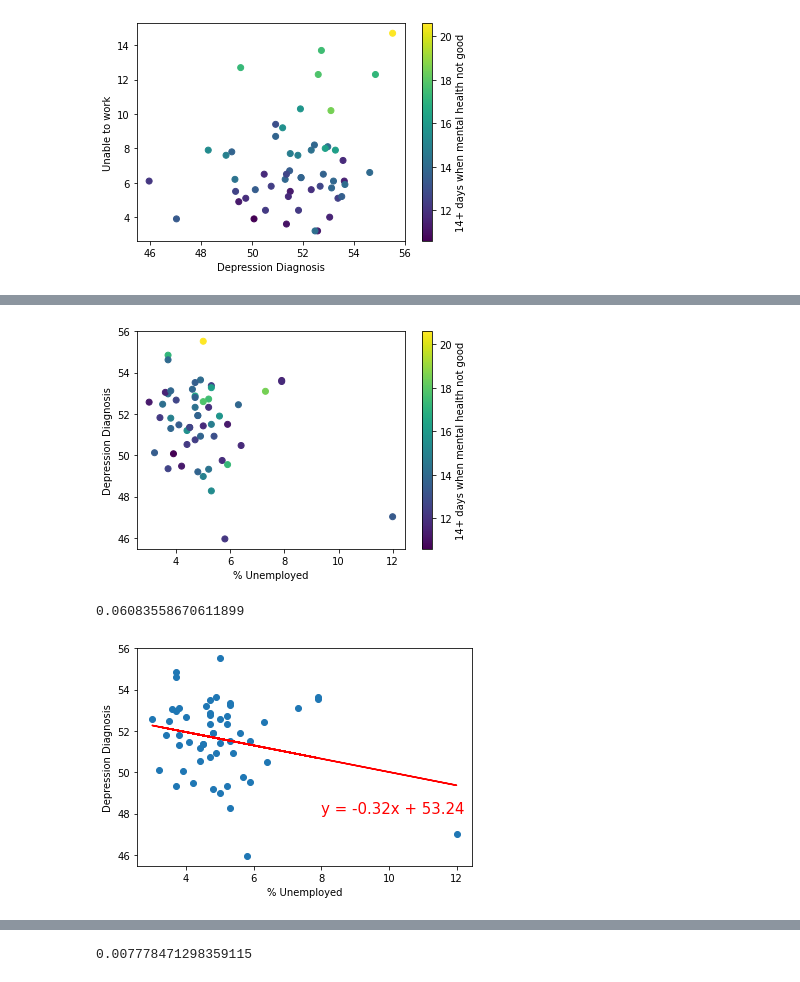
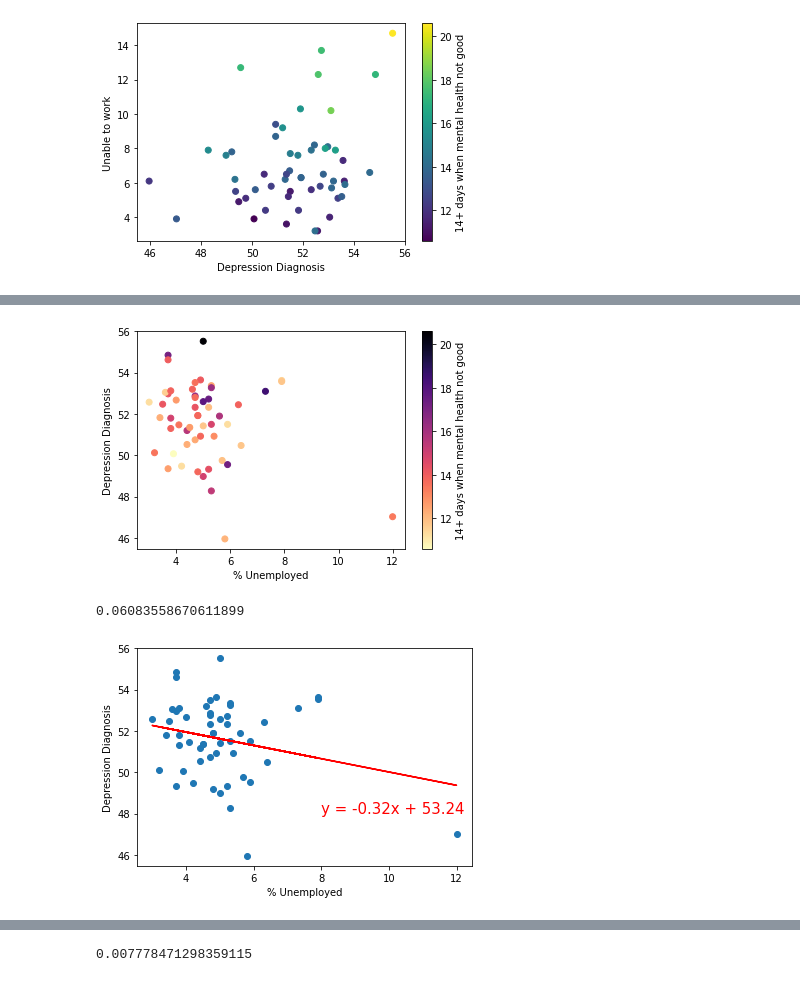
Before and after one commit to hehill/Project1_Team3, a Jupyter notebook: data_visulization.ipynb, the cells around one changed output, grey strips where cells are left out. Saved outputs shown, nothing was run; the diff lists cells and outputs as text; code cells hidden in the pictures.

```diff
--- a/data_visulization.ipynb
+++ b/data_visulization.ipynb
@@ -149,28 +149,28 @@ plt.show()
 0.08783433425960248
 [figure]
 # %%
-plt.scatter(data_cleaning_df['% Unemployed'],data_cleaning_df['Depression Diagnosis'],c=data_cleaning_df['14+ days when mental health not good'])
+plt.scatter(data_cleaning_df['% Unemployed'],data_cleaning_df['Depression Diagnosis'],c=data_cleaning_df['14+ days when mental health not good'],cmap='magma_r')
 clb = plt.colorbar()
 plt.xlabel('% Unemployed')
 plt.ylabel('Depression Diagnosis')
 clb.set_label('14+ days when mental health not good')
 plt.show()
 
 x=data_cleaning_df['% Unemployed'].astype(float)
 y=data_cleaning_df['Depression Diagnosis'].astype(float)
 (slope, intercept, rvalue, pvalue, stderr) = linregress(x, y)
 regress_values = x * slope + intercept
 rsqd = rvalue**2
 line_eq = "y = " + str(round(slope,2)) + "x + " + str(round(intercept,2))
 plt.scatter(x, y)
 plt.plot(x,regress_values,"r-")
 plt.annotate(line_eq,(8,48),fontsize=15,color="red")
 plt.xlabel('% Unemployed')
 plt.ylabel('Depression Diagnosis')
 print(rsqd)
 plt.show()
 # %% [output]
-[figure, old version]
+[figure, new version]
 0.06083558670611899
 [figure]
 # %%
```
Also changed, not shown: parts of 5 cells of this notebook.
